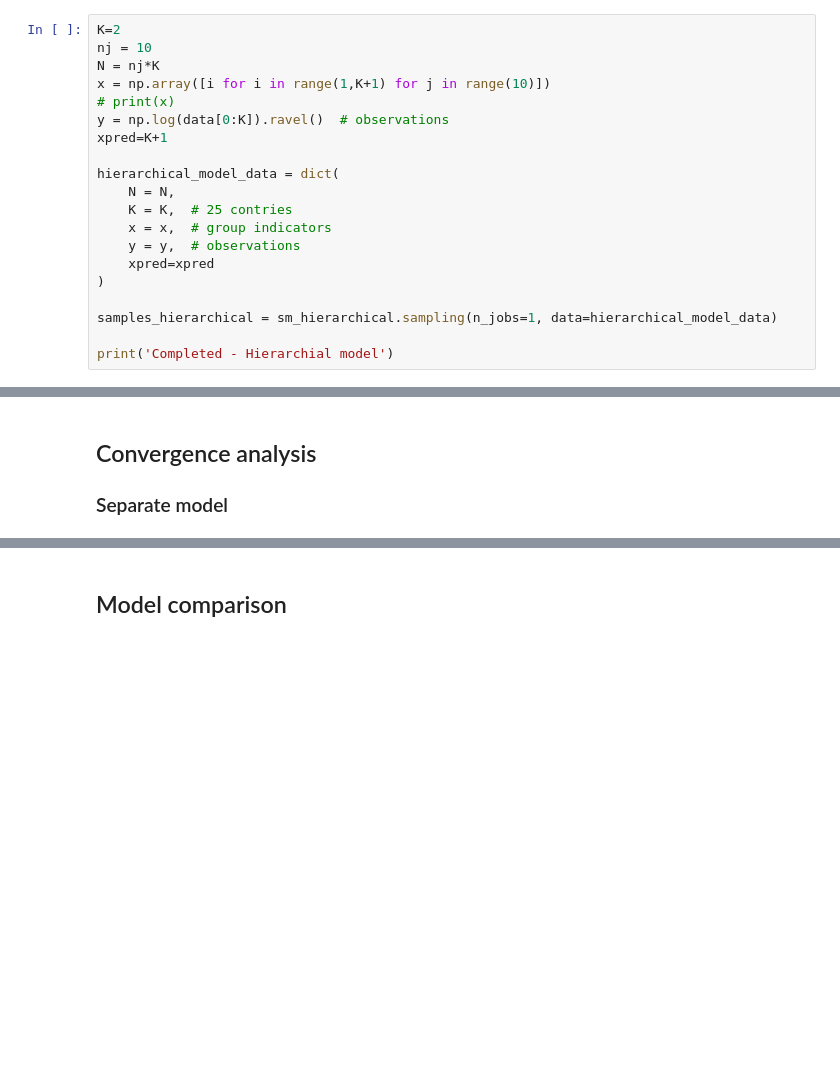
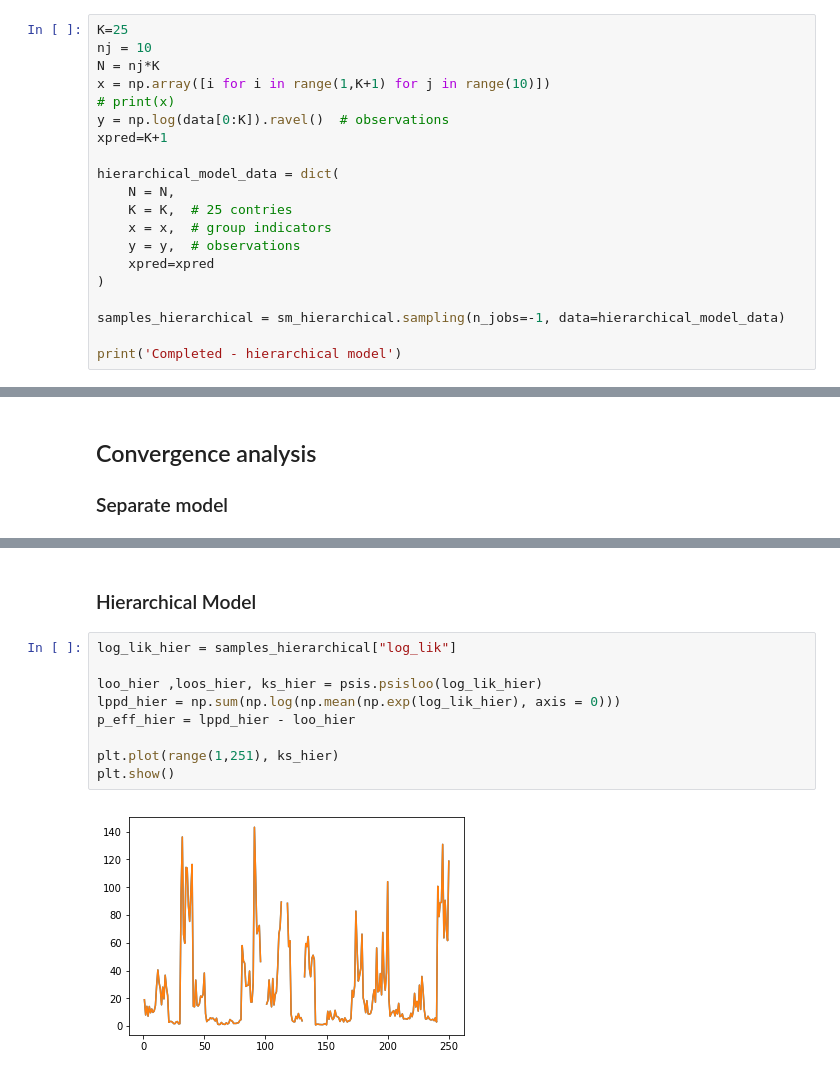
Before and after one commit to fcole90/bdafinal, a Jupyter notebook: bdafinal/notebook.ipynb, the cells around one changed output, grey strips where cells are left out. Saved outputs shown, nothing was run; the diff lists cells and outputs as text; blank space fills up the shorter version.

Commit message:
hierarchical model works

```diff
--- a/bdafinal/notebook.ipynb
+++ b/bdafinal/notebook.ipynb
@@ -152,5 +186,5 @@ INFO:pystan:COMPILING THE C++ CODE FOR MODEL anon_model_777298a12a6558ff9d2f3e08
 # %%
-K=2
+K=25
 nj = 10
 N = nj*K
 x = np.array([i for i in range(1,K+1) for j in range(10)])
@@ -166,7 +200,7 @@ hierarchical_model_data = dict(
     xpred=xpred
 )
 
-samples_hierarchical = sm_hierarchical.sampling(n_jobs=1, data=hierarchical_model_data)
+samples_hierarchical = sm_hierarchical.sampling(n_jobs=-1, data=hierarchical_model_data)
 
-print('Completed - Hierarchial model')
+print('Completed - hierarchical model')
 # %% [output]
@@ -261,2 +341,13 @@ In order to check how well the different models are fitting the data, we will us
 # %% [markdown]
-## Model comparison
+### Hierarchical Model
+# %%
+log_lik_hier = samples_hierarchical["log_lik"]
+
+loo_hier ,loos_hier, ks_hier = psis.psisloo(log_lik_hier)
+lppd_hier = np.sum(np.log(np.mean(np.exp(log_lik_hier), axis = 0)))
+p_eff_hier = lppd_hier - loo_hier
+
+plt.plot(range(1,251), ks_hier)
+plt.show()
+# %% [output]
+[figure, added]
```
Also changed, not shown: parts of 14 cells of this notebook, 7 other files.
